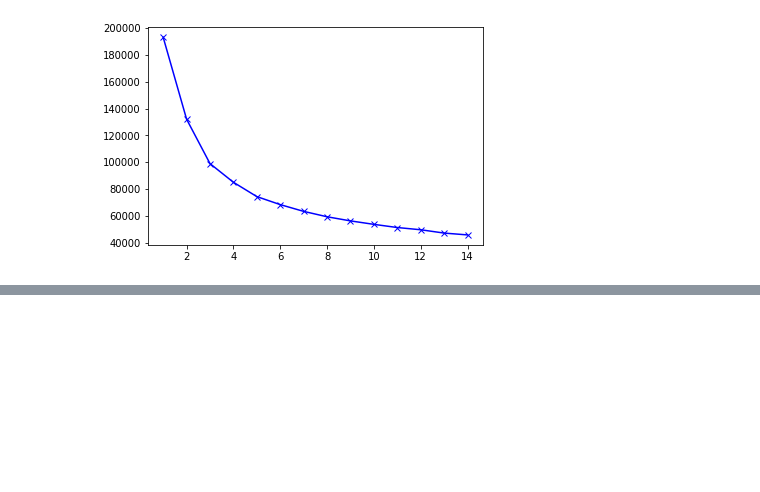
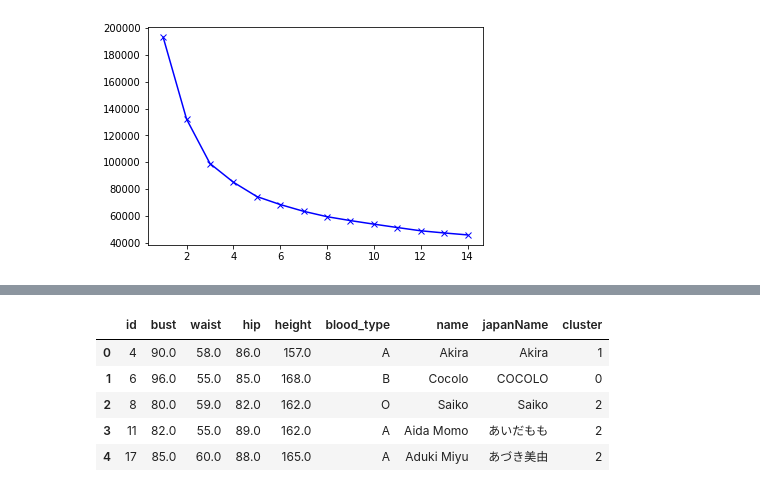
Before and after one commit to andyle0302/kmeanBasic, a Jupyter notebook: kmeanBasic.ipynb, the cells around one changed output, grey strips where cells are left out. Saved outputs shown, nothing was run; the diff lists cells and outputs as text; code cells hidden in the pictures; blank space fills up the shorter version.

```diff
--- a/kmeanBasic.ipynb
+++ b/kmeanBasic.ipynb
@@ -178,0 +214,4 @@ metrics.calinski_harabasz_score(actress_np, labels_3)
+# %%
+df1 = actress[['id','bust','waist','hip','height','blood_type']]
+df1 = df1.dropna()
+df1.info()
@@ -178,0 +261,10 @@ metrics.calinski_harabasz_score(actress_np, labels_3)
+# %%
+lookup['cluster'] = result
+lookup.head()
+# %% [output]
+|  | id | bust | waist | hip | height | blood_type | name | japanName | cluster |
+| 0 | 4 | 90.0 | 58.0 | 86.0 | 157.0 | A | Akira | Akira | 1 |
+| 1 | 6 | 96.0 | 55.0 | 85.0 | 168.0 | B | Cocolo | COCOLO | 0 |
+| 2 | 8 | 80.0 | 59.0 | 82.0 | 162.0 | O | Saiko | Saiko | 2 |
+| 3 | 11 | 82.0 | 55.0 | 89.0 | 162.0 | A | Aida Momo | あいだもも | 2 |
+| 4 | 17 | 85.0 | 60.0 | 88.0 | 165.0 | A | Aduki Miyu | あづき美由 | 2 |
```
Also changed, not shown: parts of 12 cells of this notebook.
